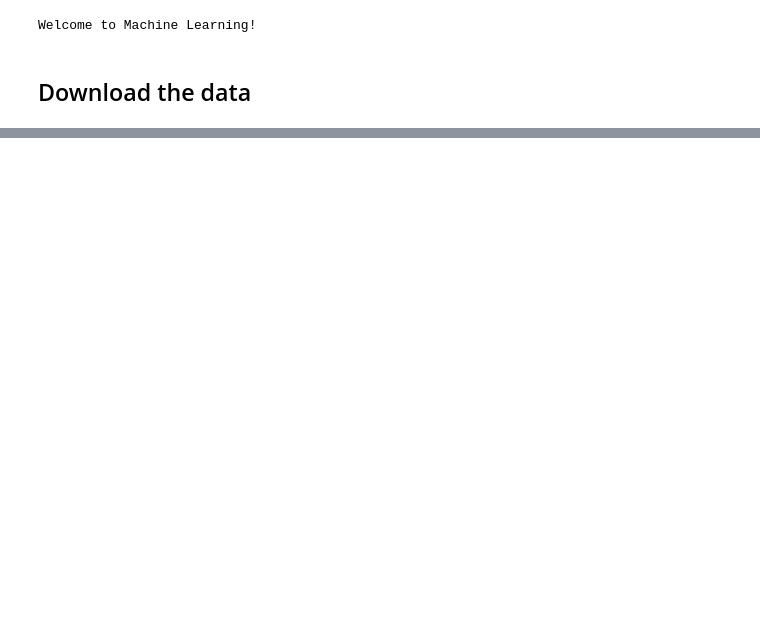
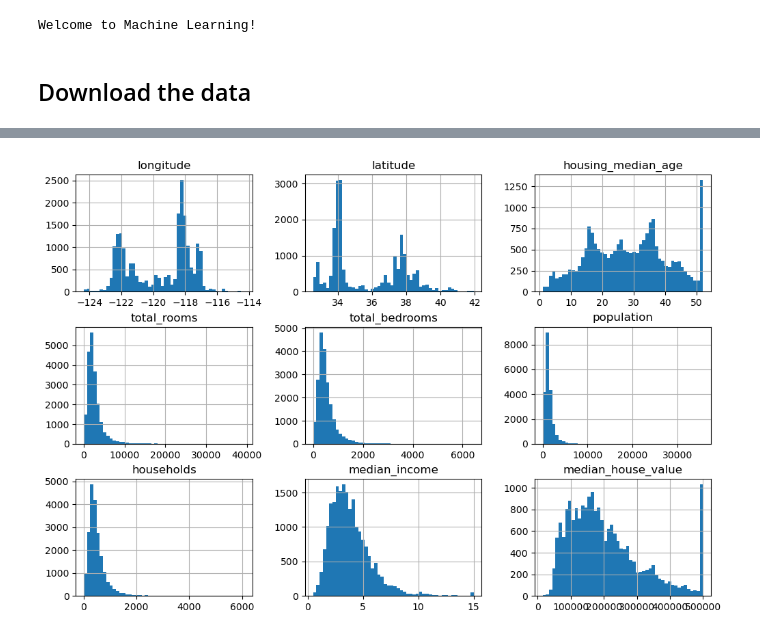
Before and after one commit to NajeebArif/handson-ml-na, a Jupyter notebook: chapter-2/e2e-ml-project.ipynb, the cells around one changed output, grey strips where cells are left out. Drawn from its saved outputs; the diff is of its cells as text; code cells hidden in the pictures; blank space fills up the shorter version.

```diff
--- a/chapter-2/e2e-ml-project.ipynb
+++ b/chapter-2/e2e-ml-project.ipynb
@@ -25,0 +77,7 @@ housing = load_housing_data()
+# %%
+import matplotlib.pyplot as plt
+
+housing.hist(bins=50, figsize=(12,8))
+plt.show()
+# %% [output]
+[figure, added]
```
Also changed, not shown: parts of 4 cells of this notebook.
